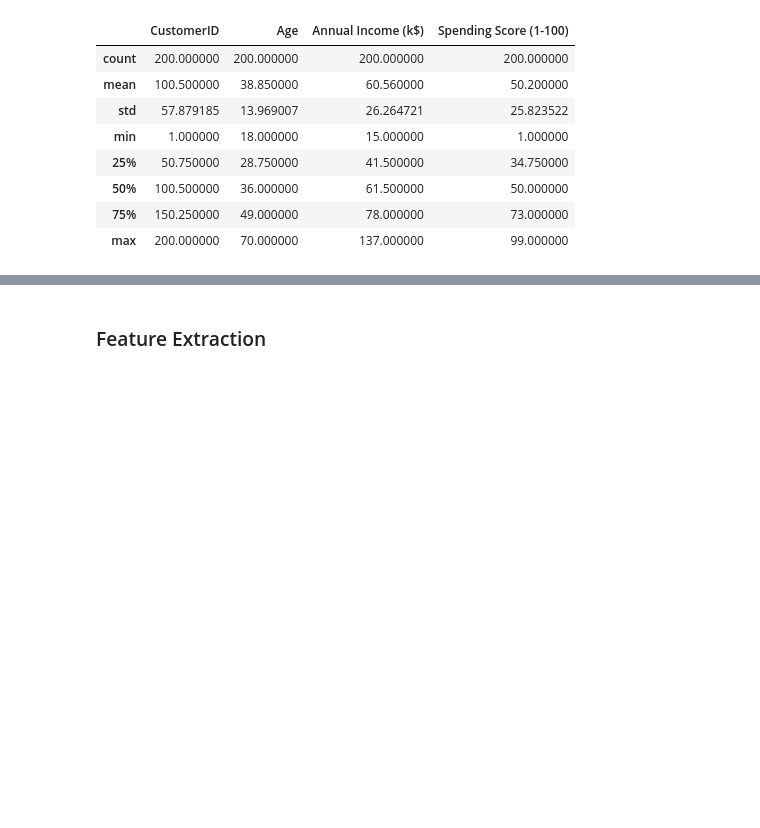
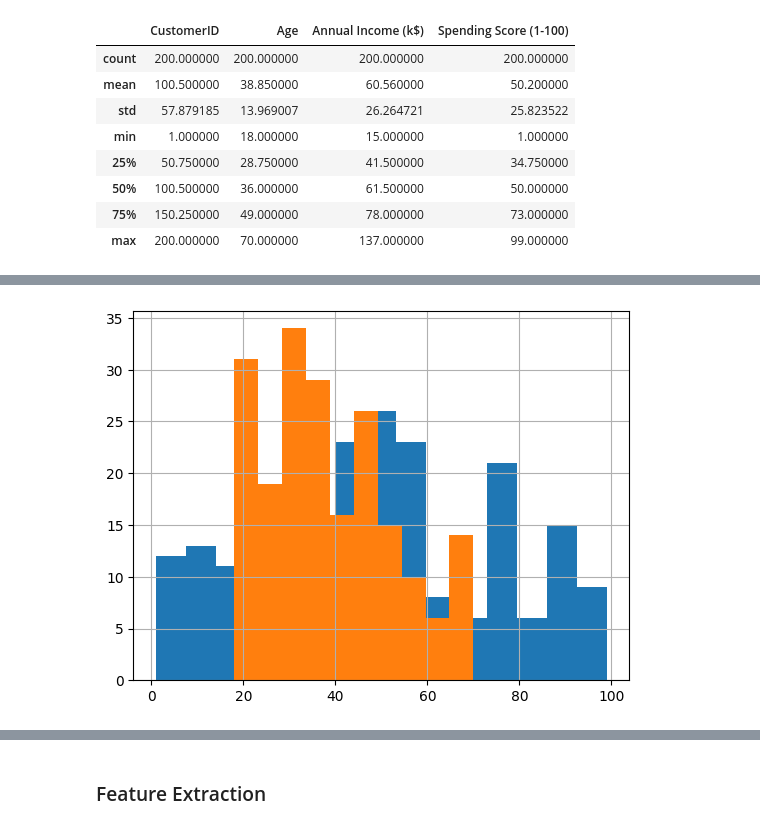
Before and after one commit to pb319/Segment-Stream, a Jupyter notebook: CustSegment.ipynb, the cells around one changed output, grey strips where cells are left out. Cells and saved outputs as stored; diff of their text form; code cells hidden in the pictures; blank space fills up the shorter version.

```diff
--- a/CustSegment.ipynb
+++ b/CustSegment.ipynb
@@ -73,0 +128,9 @@ customer_data.describe()
+# %%
+# let's Create Histograms
+
+# fig, axs = plt.subplots(1, 2, sharey=True, tight_layout=True)
+customer_data["Spending Score (1-100)"].hist(bins= 15)
+customer_data["Age"].hist(bins= 10)
+plt.show()
+# %% [output]
+[figure, added]
```
Also changed, not shown: parts of 15 cells of this notebook.
